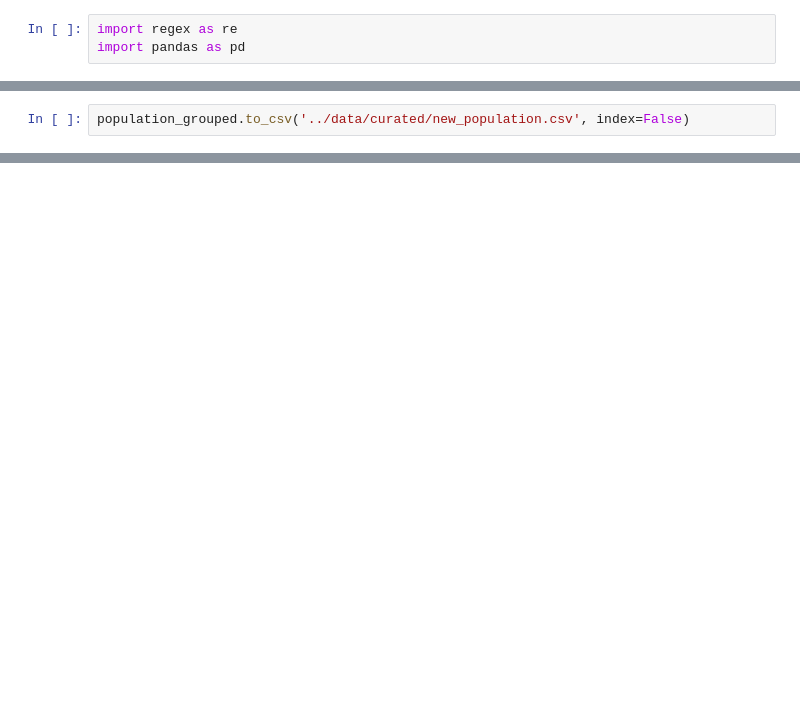
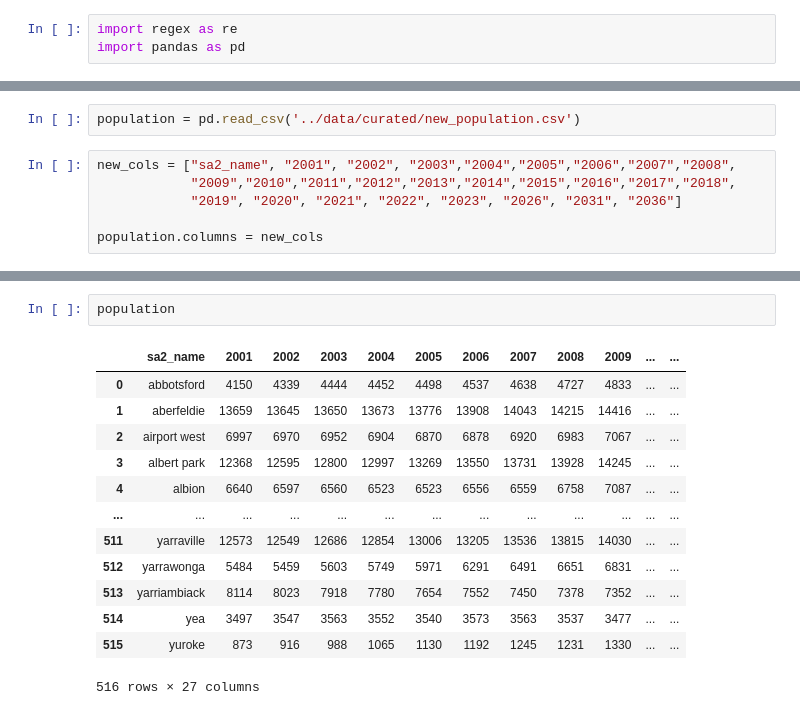
Before and after one commit to MAST30034-AppliedDataScience/project-2-group-real-estate-industry-project-15, a Jupyter notebook: notebooks/preprocess_population_new.ipynb, the cells around one changed output, grey strips where cells are left out. Cells and saved outputs as stored; diff of their text form; blank space fills up the shorter version.

```diff
--- a/notebooks/preprocess_population_new.ipynb
+++ b/notebooks/preprocess_population_new.ipynb
@@ -87,2 +109,8 @@ population_grouped = population_exploded.groupby('sa2_name').agg(aggregation_fun
 # %%
-population_grouped.to_csv('../data/curated/new_population.csv', index=False)
+population = pd.read_csv('../data/curated/new_population.csv')
+# %%
+new_cols = ["sa2_name", "2001", "2002", "2003","2004","2005","2006","2007","2008",
+            "2009","2010","2011","2012","2013","2014","2015","2016","2017","2018",
+            "2019", "2020", "2021", "2022", "2023", "2026", "2031", "2036"]
+
+population.columns = new_cols
@@ -88,0 +125,16 @@ population_grouped.to_csv('../data/curated/new_population.csv', index=False)
+# %%
+population
+# %% [output]
+|  | sa2_name | 2001 | 2002 | 2003 | 2004 | 2005 | 2006 | 2007 | 2008 | 2009 | ... | ... |
+| 0 | abbotsford | 4150 | 4339 | 4444 | 4452 | 4498 | 4537 | 4638 | 4727 | 4833 | ... | ... |
+| 1 | aberfeldie | 13659 | 13645 | 13650 | 13673 | 13776 | 13908 | 14043 | 14215 | 14416 | ... | ... |
+| 2 | airport west | 6997 | 6970 | 6952 | 6904 | 6870 | 6878 | 6920 | 6983 | 7067 | ... | ... |
+| 3 | albert park | 12368 | 12595 | 12800 | 12997 | 13269 | 13550 | 13731 | 13928 | 14245 | ... | ... |
+| 4 | albion | 6640 | 6597 | 6560 | 6523 | 6523 | 6556 | 6559 | 6758 | 7087 | ... | ... |
+| ... | ... | ... | ... | ... | ... | ... | ... | ... | ... | ... | ... | ... |
+| 511 | yarraville | 12573 | 12549 | 12686 | 12854 | 13006 | 13205 | 13536 | 13815 | 14030 | ... | ... |
+| 512 | yarrawonga | 5484 | 5459 | 5603 | 5749 | 5971 | 6291 | 6491 | 6651 | 6831 | ... | ... |
+| 513 | yarriambiack | 8114 | 8023 | 7918 | 7780 | 7654 | 7552 | 7450 | 7378 | 7352 | ... | ... |
+| 514 | yea | 3497 | 3547 | 3563 | 3552 | 3540 | 3573 | 3563 | 3537 | 3477 | ... | ... |
+| 515 | yuroke | 873 | 916 | 988 | 1065 | 1130 | 1192 | 1245 | 1231 | 1330 | ... | ... |
+516 rows × 27 columns
```
Also changed, not shown: parts of 23 cells of this notebook.
